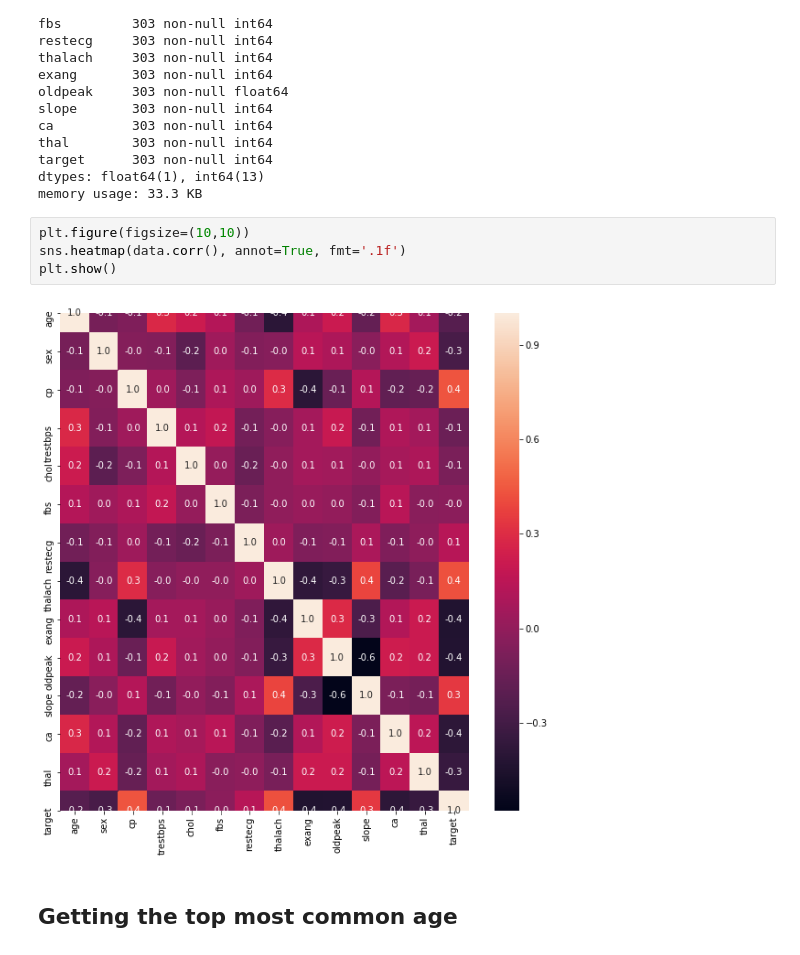
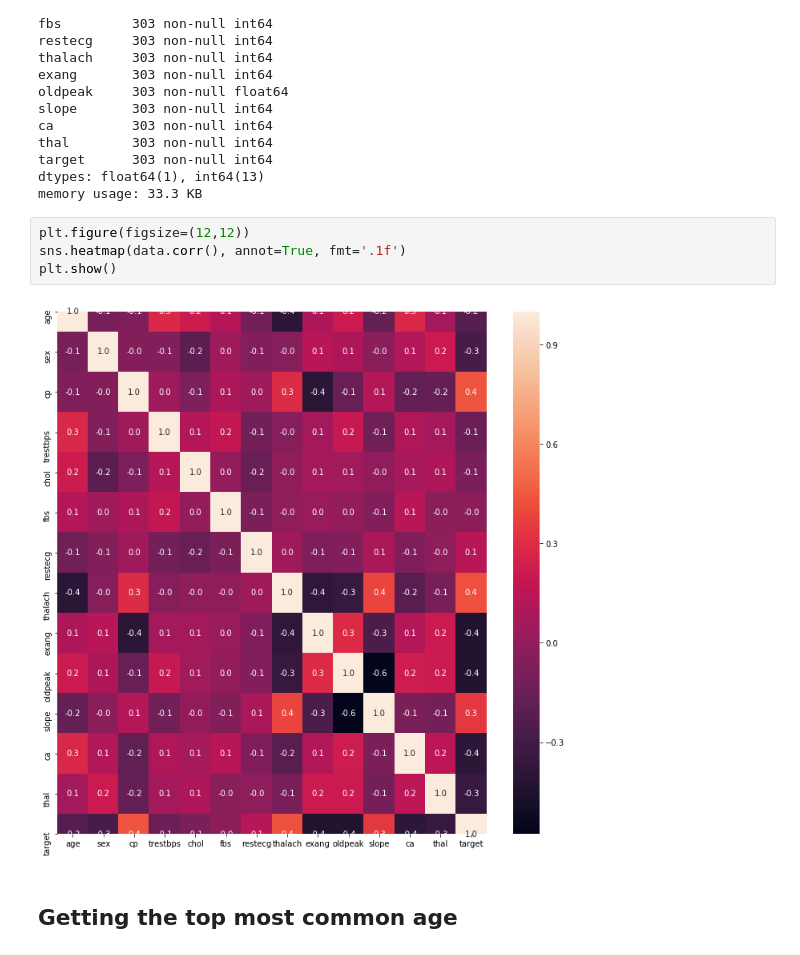
Before and after one commit to techchefsouho99/HeartdiseasePredictor, a Jupyter notebook: heart.ipynb, the cells around one changed output. Saved outputs shown, nothing was run; the diff lists cells and outputs as text.

```diff
--- a/heart.ipynb
+++ b/heart.ipynb
@@ -108,11 +109,11 @@ target      303 non-null int64
 dtypes: float64(1), int64(13)
 memory usage: 33.3 KB
 # %%
-plt.figure(figsize=(10,10))
+plt.figure(figsize=(12,12))
 sns.heatmap(data.corr(), annot=True, fmt='.1f')
 plt.show()
 # %% [output]
-[figure, old version]
+[figure, new version]
 # %% [markdown]
 ## Getting the top most common age
 # %%
```
Also changed, not shown: parts of 15 cells of this notebook.
